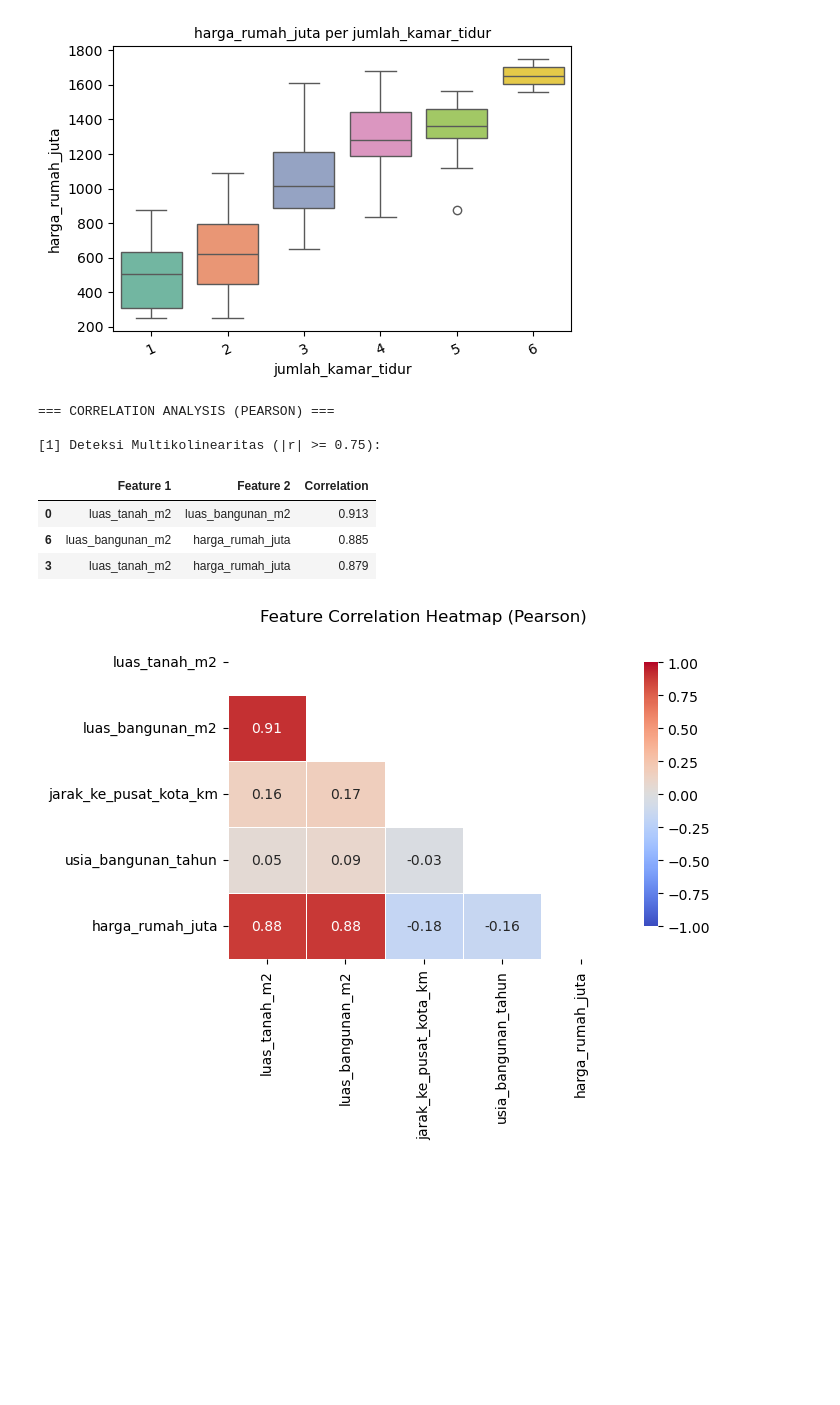
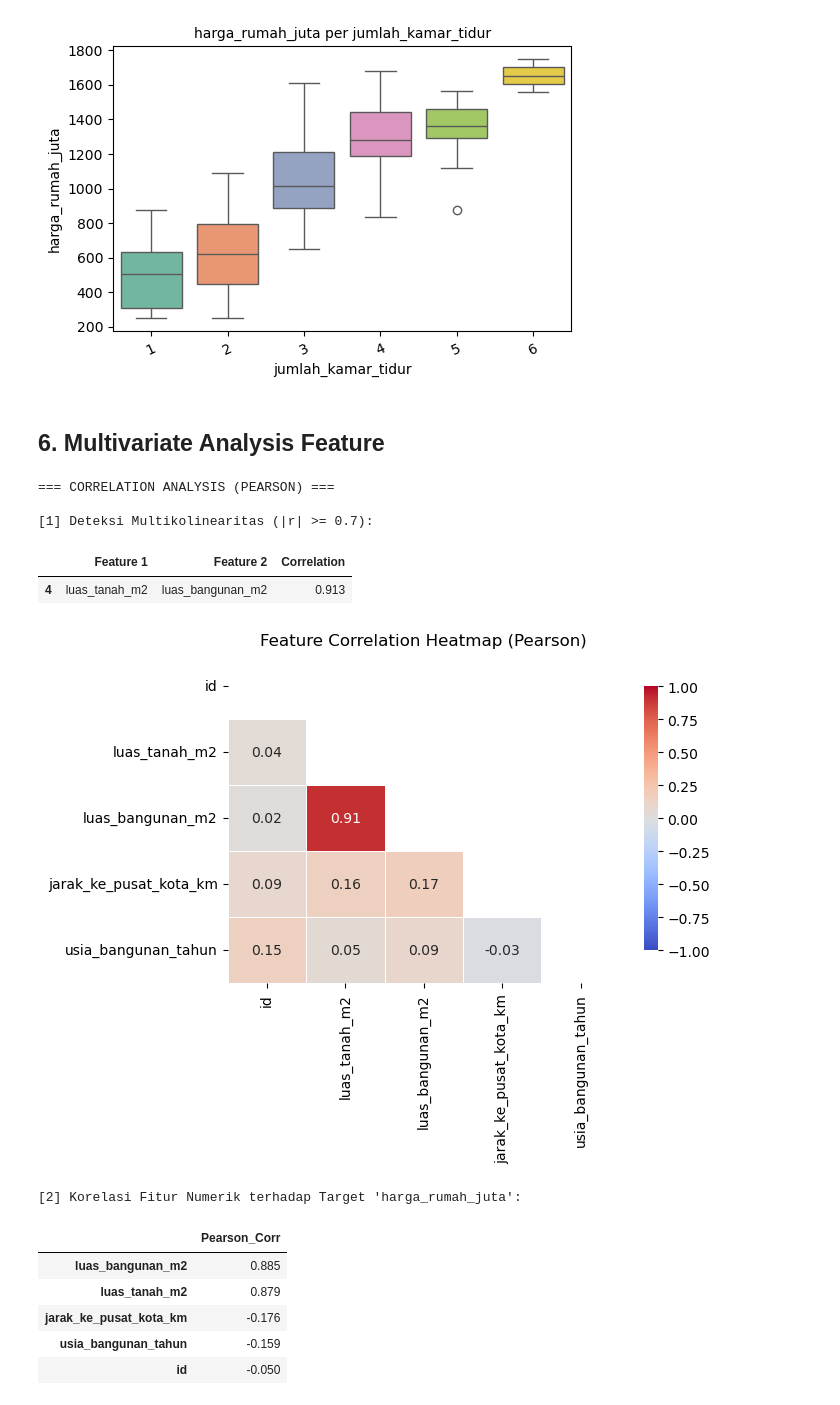
Before and after one commit to HafidzAfrieno/Artificial_Intelligence_Laboratory, a Jupyter notebook: projects/machine-learning/heart-disease-risk-classification/model/notebooks/01_exploratory_data_analysis.ipynb, the cells around one changed output. Cells and saved outputs as stored; diff of their text form; code cells hidden in the pictures; blank space fills up the shorter version.

```diff
--- a/projects/machine-learning/heart-disease-risk-classification/model/notebooks/01_exploratory_data_analysis.ipynb
+++ b/projects/machine-learning/heart-disease-risk-classification/model/notebooks/01_exploratory_data_analysis.ipynb
@@ -109,21 +117,28 @@ bivariate_analysis(df,target_col=target,cat_threshold=10)
 [figure]
 [2] Categorical Features vs 'harga_rumah_juta'
 [figure]
+# %% [markdown]
+## 6. Multivariate Analysis Feature
 # %%
 # 1. Classification (target biner 0/1) atau Regression
-# correlation_analysis(df, target_col=target, method="pearson", corr_threshold=0.7)
+correlation_analysis(df, target_col=target, method="pearson", corr_threshold=0.7)
 
 # # 2. Menggunakan Spearman (lebih tahan terhadap outlier & hubungan non-linear monotonik)
 # correlation_analysis(df, target_col=target, method="spearman")
 
 # # 3. Clustering (tanpa target_col, fokus mendeteksi fitur yang saling redundan)
-correlation_analysis(df, exclude_cols=["id"], corr_threshold=0.75)
+# correlation_analysis(df, exclude_cols=["id"], corr_threshold=0.75)
 # %% [output]
 === CORRELATION ANALYSIS (PEARSON) ===
 
-[1] Deteksi Multikolinearitas (|r| >= 0.75):
+[1] Deteksi Multikolinearitas (|r| >= 0.7):
 |  | Feature 1 | Feature 2 | Correlation |
-| 0 | luas_tanah_m2 | luas_bangunan_m2 | 0.913 |
-| 6 | luas_bangunan_m2 | harga_rumah_juta | 0.885 |
-| 3 | luas_tanah_m2 | harga_rumah_juta | 0.879 |
+| 4 | luas_tanah_m2 | luas_bangunan_m2 | 0.913 |
-[figure, old version]
+[figure, new version]
+[2] Korelasi Fitur Numerik terhadap Target 'harga_rumah_juta':
+|  | Pearson_Corr |
+| luas_bangunan_m2 | 0.885 |
+| luas_tanah_m2 | 0.879 |
+| jarak_ke_pusat_kota_km | -0.176 |
+| usia_bangunan_tahun | -0.159 |
+| id | -0.050 |
```
Also changed, not shown: parts of 8 cells of this notebook, 3 other files.
